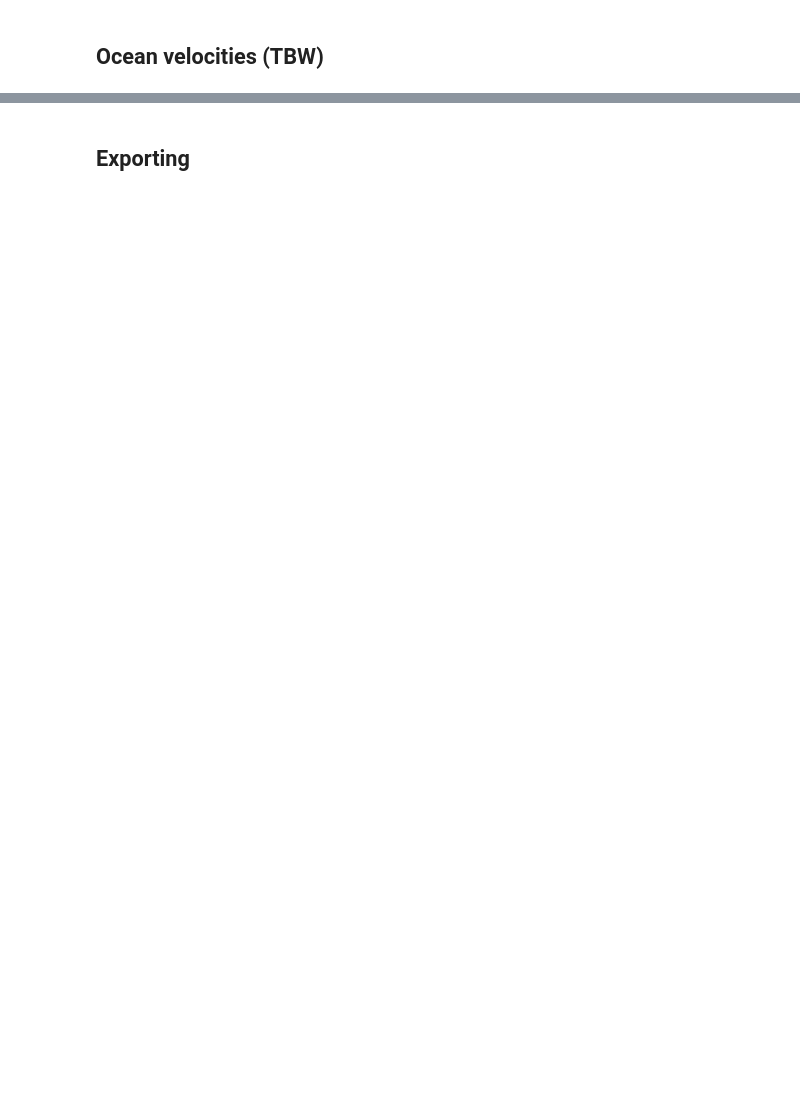
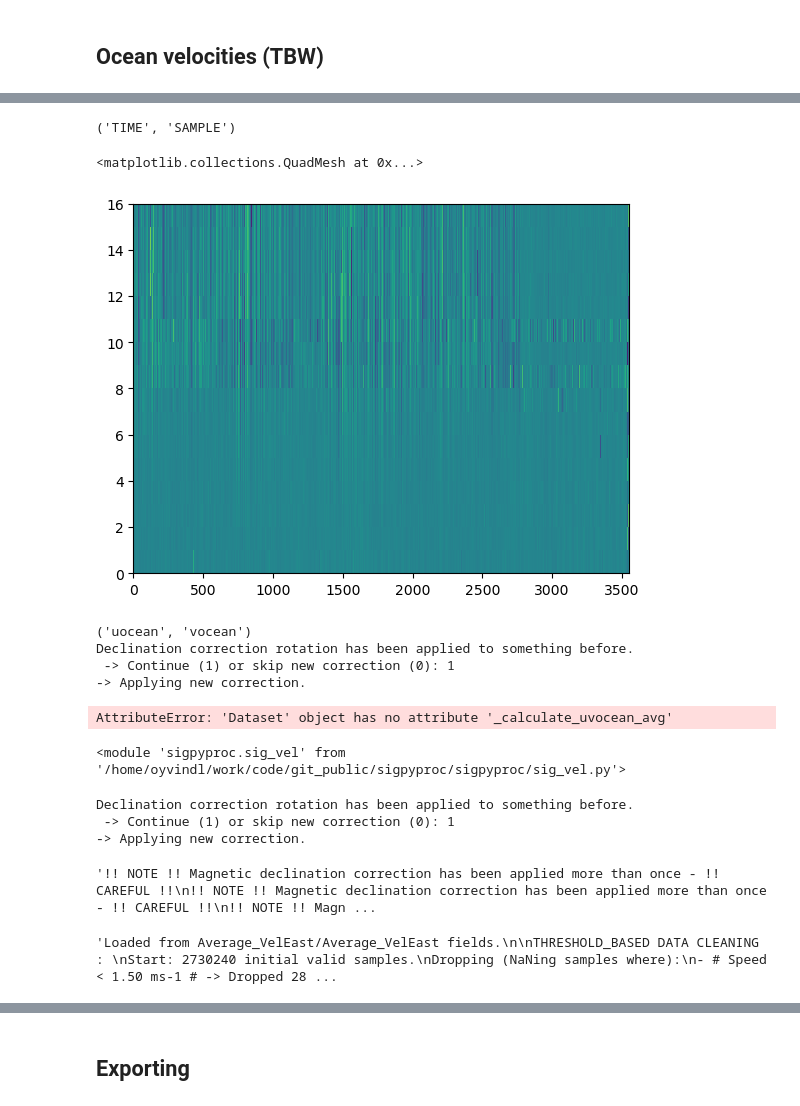
Before and after one commit to oyvfoss/pyiceproc, a Jupyter notebook: examples/Fleshed out example, M1-1 data.ipynb, the cells around one changed output, grey strips where cells are left out. Drawn from its saved outputs; the diff is of its cells as text; code cells hidden in the pictures; blank space fills up the shorter version.

Commit message:
Working functions for loading and processing ocean velocity data. Combined with ice velocity module (previously *sig_ice_vel*) in *sig_vel*. Not done but got pretty far.

```diff
--- a/examples/Fleshed out example, M1-1 data.ipynb
+++ b/examples/Fleshed out example, M1-1 data.ipynb
@@ -659,2 +413,4 @@ DX.Uice.attrs
 # %% [markdown]
 ## Ocean velocities (TBW)
+# %%
+DX = sig_load.matfiles_to_dataset(flist[:2], lat = 79.589, lon = 28.097)
@@ -660,0 +420,2 @@ DX.Uice.attrs
+# %%
+DX = sig_calc.dep_from_p(DX)
@@ -660,0 +441,2 @@ DX.Uice.attrs
+# %%
+DX = sig_vel._calculate_bin_depths(DX)
@@ -660,0 +447,2 @@ DX.Uice.attrs
+# %%
+DX = sig_vel.calculate_ocean_vel(DX)
@@ -660,0 +469,10 @@ DX.Uice.attrs
+# %%
+DX.depth.dims
+# %% [output]
+('TIME', 'SAMPLE')
+# %%
+fig, ax = plt.subplots()
+ax.pcolormesh(DX.uocean.isel(SAMPLE=1))
+# %% [output]
+<matplotlib.collections.QuadMesh at 0x...>
+[figure, added]
@@ -660,0 +486,26 @@ DX.Uice.attrs
+# %%
+DX = sig_vel.rotate_vels_magdec(DX)
+# %% [output]
+('uocean', 'vocean')
+Declination correction rotation has been applied to something before.
+ -> Continue (1) or skip new correction (0): 1
+-> Applying new correction.
+AttributeError: 'Dataset' object has no attribute '_calculate_uvocean_avg'
+# %%
+importlib.reload(sig_vel)
+# %% [output]
+<module 'sigpyproc.sig_vel' from '/home/oyvindl/work/code/git_public/sigpyproc/sigpyproc/sig_vel.py'>
+# %%
+DX = sig_vel.rotate_vels_magdec(DX)
+# %% [output]
+Declination correction rotation has been applied to something before.
+ -> Continue (1) or skip new correction (0): 1
+-> Applying new correction.
+# %%
+DX.declination_correction
+# %% [output]
+'!! NOTE !! Magnetic declination correction has been applied more than once - !! CAREFUL !!\n!! NOTE !! Magnetic declination correction has been applied more than once - !! CAREFUL !!\n!! NOTE !! Magn ...
+# %%
+DX.uocean.processing_history
+# %% [output]
+'Loaded from Average_VelEast/Average_VelEast fields.\n\nTHRESHOLD_BASED DATA CLEANING : \nStart: 2730240 initial valid samples.\nDropping (NaNing samples where):\n- # Speed < 1.50 ms-1 # -> Dropped 28 ...
```
Also changed, not shown: parts of 83 cells of this notebook, 3 other files.
